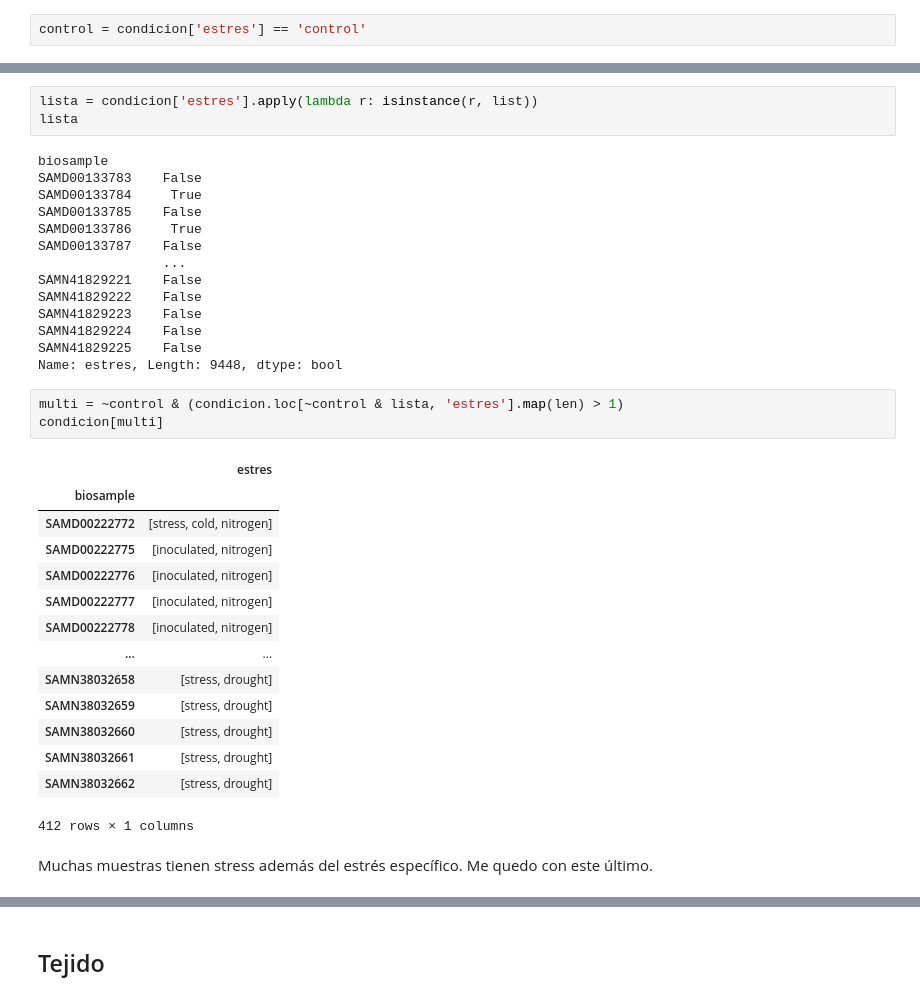
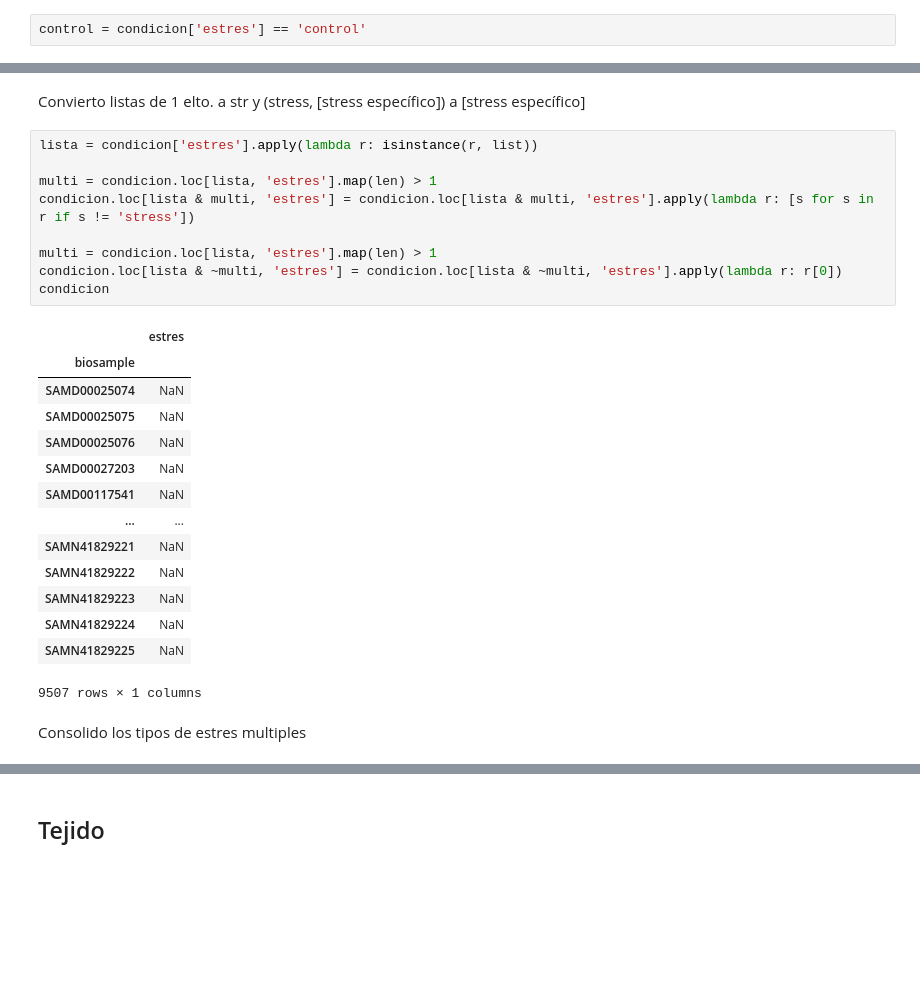
Before and after one commit to freire-guido/soy-biomarkers, a Jupyter notebook: anotacion/sample.ipynb, the cells around one changed output, grey strips where cells are left out. Cells and saved outputs as stored; diff of their text form; blank space fills up the shorter version.

```diff
--- a/anotacion/sample.ipynb
+++ b/anotacion/sample.ipynb
@@ -242,38 +242,29 @@ condicion
-# %%
-lista = condicion['estres'].apply(lambda r: isinstance(r, list))
-lista
-# %% [output]
-biosample
-SAMD00133783    False
-SAMD00133784     True
-SAMD00133785    False
-SAMD00133786     True
-SAMD00133787    False
-                ...
-SAMN41829221    False
-SAMN41829222    False
-SAMN41829223    False
-SAMN41829224    False
-SAMN41829225    False
-Name: estres, Length: 9448, dtype: bool
-# %%
-multi = ~control & (condicion.loc[~control & lista, 'estres'].map(len) > 1)
-condicion[multi]
-# %% [output]
-|  | estres |
-| biosample |  |
-| SAMD00222772 | [stress, cold, nitrogen] |
-| SAMD00222775 | [inoculated, nitrogen] |
-| SAMD00222776 | [inoculated, nitrogen] |
-| SAMD00222777 | [inoculated, nitrogen] |
-| SAMD00222778 | [inoculated, nitrogen] |
-| ... | ... |
-| SAMN38032658 | [stress, drought] |
-| SAMN38032659 | [stress, drought] |
-| SAMN38032660 | [stress, drought] |
-| SAMN38032661 | [stress, drought] |
-| SAMN38032662 | [stress, drought] |
-412 rows × 1 columns
-# %% [markdown]
-Muchas muestras tienen stress además del estrés específico. Me quedo con este último.
+# %% [markdown]
+Convierto listas de 1 elto. a str y (stress, [stress específico]) a [stress específico]
+# %%
+lista = condicion['estres'].apply(lambda r: isinstance(r, list))
+
+multi = condicion.loc[lista, 'estres'].map(len) > 1
+condicion.loc[lista & multi, 'estres'] = condicion.loc[lista & multi, 'estres'].apply(lambda r: [s for s in r if s != 'stress'])
+
+multi = condicion.loc[lista, 'estres'].map(len) > 1
+condicion.loc[lista & ~multi, 'estres'] = condicion.loc[lista & ~multi, 'estres'].apply(lambda r: r[0])
+condicion
+# %% [output]
+|  | estres |
+| biosample |  |
+| SAMD00025074 | NaN |
+| SAMD00025075 | NaN |
+| SAMD00025076 | NaN |
+| SAMD00027203 | NaN |
+| SAMD00117541 | NaN |
+| ... | ... |
+| SAMN41829221 | NaN |
+| SAMN41829222 | NaN |
+| SAMN41829223 | NaN |
+| SAMN41829224 | NaN |
+| SAMN41829225 | NaN |
+9507 rows × 1 columns
+# %% [markdown]
+Consolido los tipos de estres multiples
 # %%
```
Also changed, not shown: parts of 20 cells of this notebook, 1 other file.
